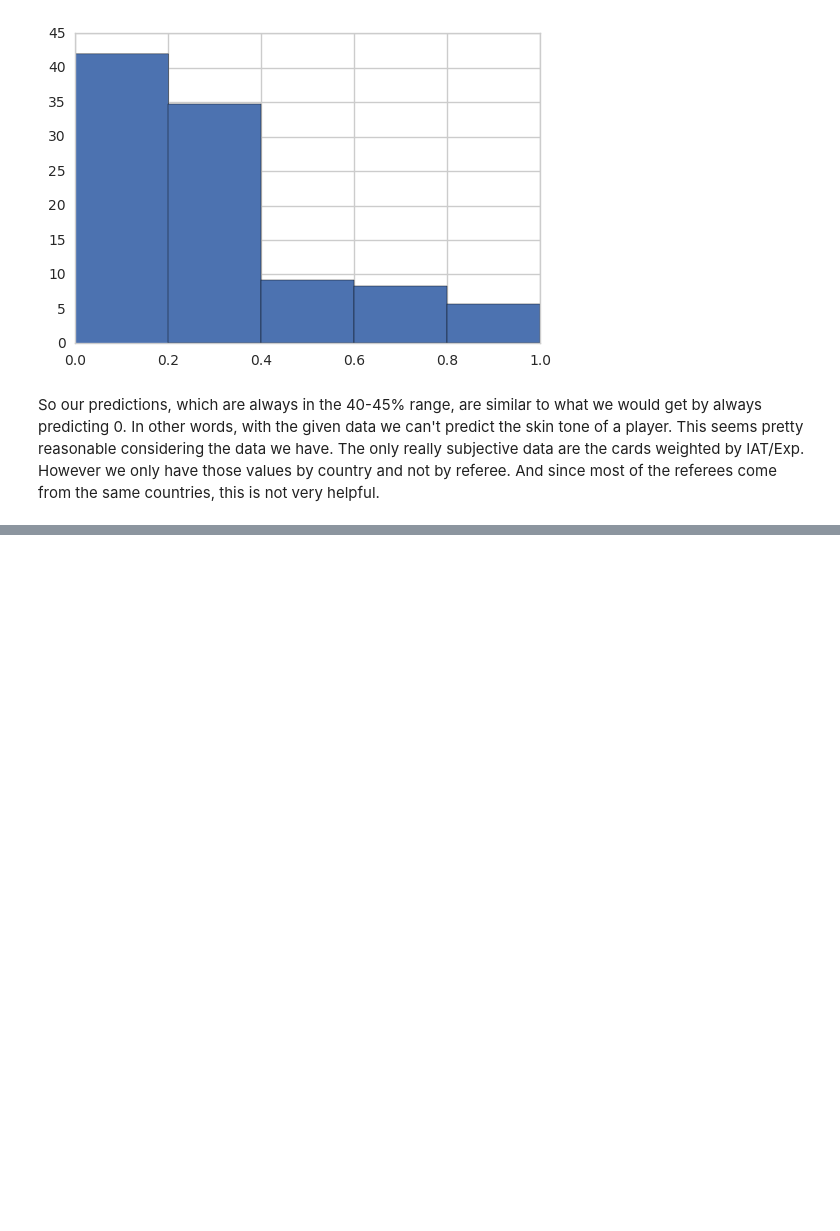
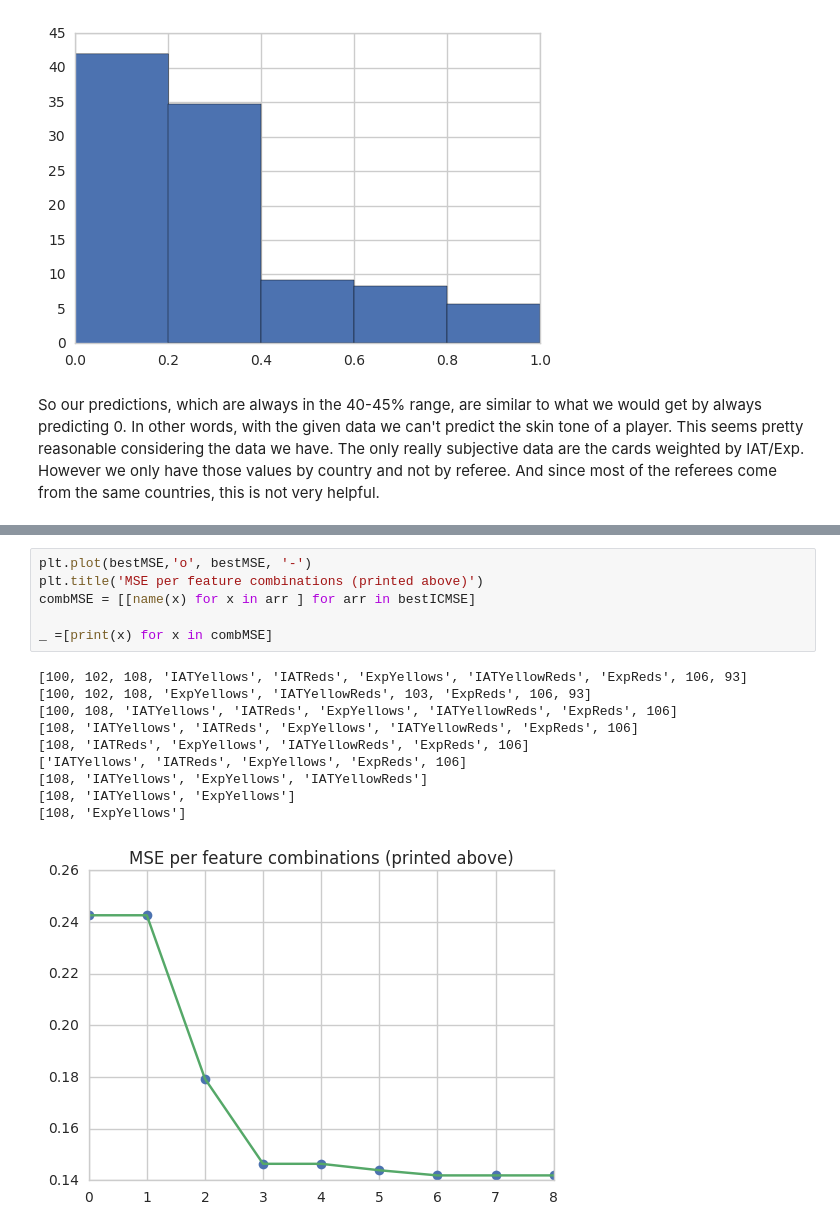
Before and after one commit to bojbilla/AdaHomeworks, a Jupyter notebook: 04 - Applied ML/HW4.ipynb, the cells around one changed output, grey strips where cells are left out. Saved outputs shown, nothing was run; the diff lists cells and outputs as text; blank space fills up the shorter version.

```diff
--- a/04 - Applied ML/HW4.ipynb
+++ b/04 - Applied ML/HW4.ipynb
@@ -326,0 +396,17 @@ So our predictions, which are always in the 40-45% range, are similar to what we
+# %%
+plt.plot(bestMSE,'o', bestMSE, '-')
+plt.title('MSE per feature combinations (printed above)')
+combMSE = [[name(x) for x in arr ] for arr in bestICMSE]
+
+_ =[print(x) for x in combMSE]
+# %% [output]
+[100, 102, 108, 'IATYellows', 'IATReds', 'ExpYellows', 'IATYellowReds', 'ExpReds', 106, 93]
+[100, 102, 108, 'ExpYellows', 'IATYellowReds', 103, 'ExpReds', 106, 93]
+[100, 108, 'IATYellows', 'IATReds', 'ExpYellows', 'IATYellowReds', 'ExpReds', 106]
+[108, 'IATYellows', 'IATReds', 'ExpYellows', 'IATYellowReds', 'ExpReds', 106]
+[108, 'IATReds', 'ExpYellows', 'IATYellowReds', 'ExpReds', 106]
+['IATYellows', 'IATReds', 'ExpYellows', 'ExpReds', 106]
+[108, 'IATYellows', 'ExpYellows', 'IATYellowReds']
+[108, 'IATYellows', 'ExpYellows']
+[108, 'ExpYellows']
+[figure, added]
```
Also changed, not shown: parts of 12 cells of this notebook.
